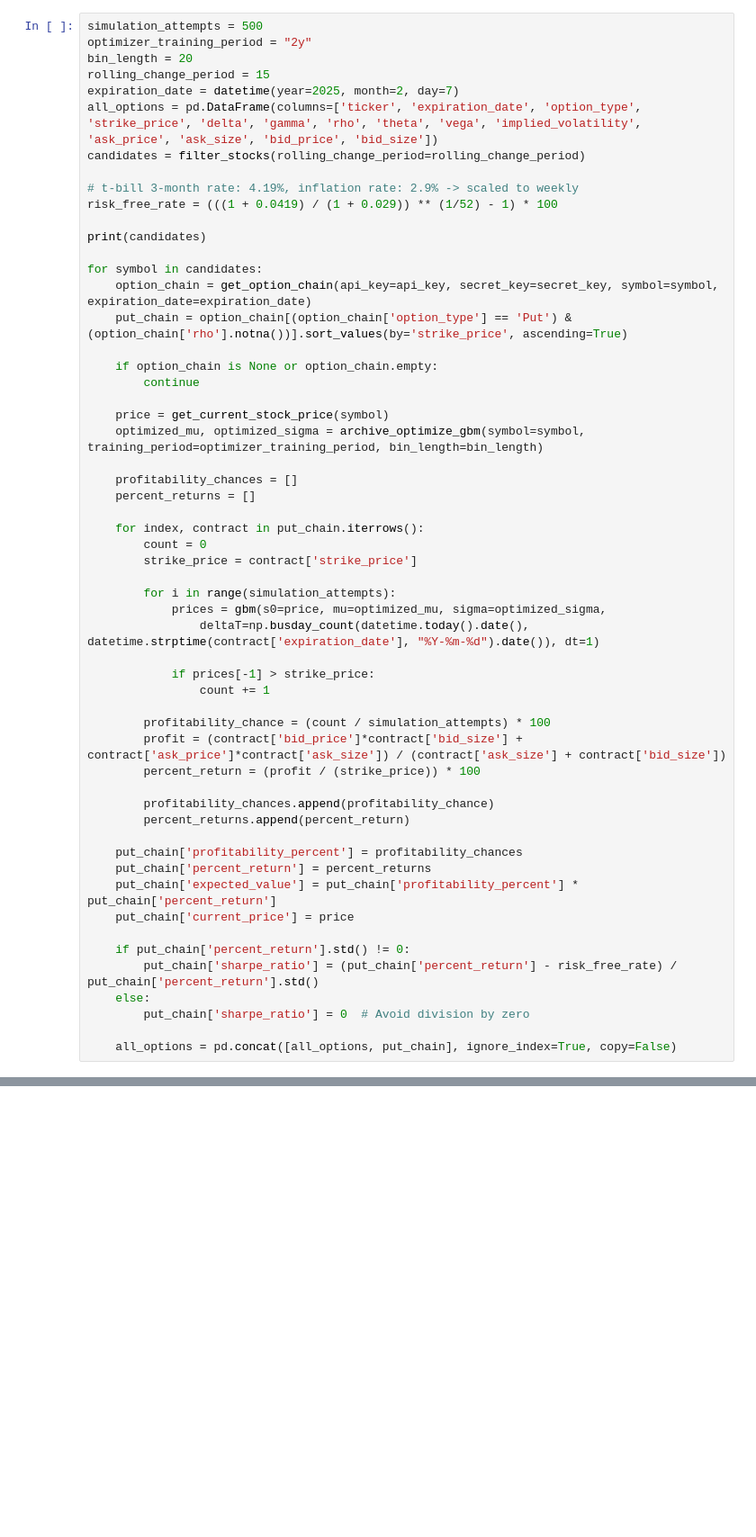
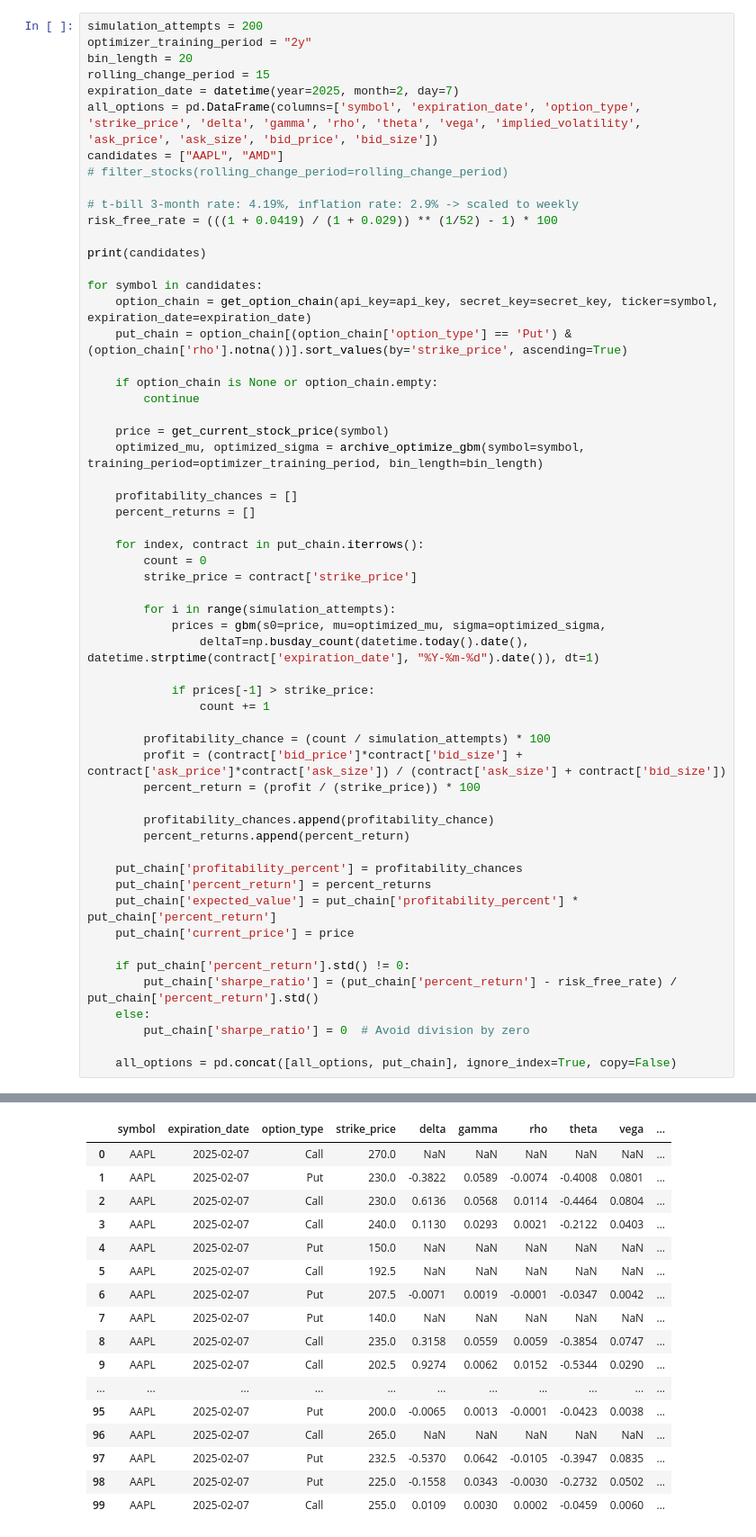
Before and after one commit to rflatley441/WheelTrader, a Jupyter notebook: data.ipynb, the cells around one changed output, grey strips where cells are left out. Shown: that part at 90% size. Saved outputs shown, nothing was run; the diff lists cells and outputs as text; blank space fills up the shorter version.

```diff
--- a/data.ipynb
+++ b/data.ipynb
@@ -259,13 +258,14 @@ def select_optimal_contract(contracts):
 
     return contracts
 # %%
-simulation_attempts = 500
+simulation_attempts = 200
 optimizer_training_period = "2y"
 bin_length = 20
 rolling_change_period = 15
 expiration_date = datetime(year=2025, month=2, day=7)
-all_options = pd.DataFrame(columns=['ticker', 'expiration_date', 'option_type', 'strike_price', 'delta', 'gamma', 'rho', 'theta', 'vega', 'implied_volatility', 'ask_price', 'ask_size', 'bid_price', 'bid_size'])
-candidates = filter_stocks(rolling_change_period=rolling_change_period)
+all_options = pd.DataFrame(columns=['symbol', 'expiration_date', 'option_type', 'strike_price', 'delta', 'gamma', 'rho', 'theta', 'vega', 'implied_volatility', 'ask_price', 'ask_size', 'bid_price', 'bid_size'])
+candidates = ["AAPL", "AMD"]
+# filter_stocks(rolling_change_period=rolling_change_period)
 
 # t-bill 3-month rate: 4.19%, inflation rate: 2.9% -> scaled to weekly
 risk_free_rate = (((1 + 0.0419) / (1 + 0.029)) ** (1/52) - 1) * 100
@@ -273,7 +273,7 @@ risk_free_rate = (((1 + 0.0419) / (1 + 0.029)) ** (1/52) - 1) * 100
 print(candidates)
 
 for symbol in candidates:
-    option_chain = get_option_chain(api_key=api_key, secret_key=secret_key, symbol=symbol, expiration_date=expiration_date)
+    option_chain = get_option_chain(api_key=api_key, secret_key=secret_key, ticker=symbol, expiration_date=expiration_date)
     put_chain = option_chain[(option_chain['option_type'] == 'Put') & (option_chain['rho'].notna())].sort_values(by='strike_price', ascending=True)
 
     if option_chain is None or option_chain.empty:
@@ -319 +319,18 @@ for symbol in candidates:
+|  | symbol | expiration_date | option_type | strike_price | delta | gamma | rho | theta | vega | ... |
+| 0 | AAPL | 2025-02-07 | Call | 270.0 | NaN | NaN | NaN | NaN | NaN | ... |
+| 1 | AAPL | 2025-02-07 | Put | 230.0 | -0.3822 | 0.0589 | -0.0074 | -0.4008 | 0.0801 | ... |
+| 2 | AAPL | 2025-02-07 | Call | 230.0 | 0.6136 | 0.0568 | 0.0114 | -0.4464 | 0.0804 | ... |
+| 3 | AAPL | 2025-02-07 | Call | 240.0 | 0.1130 | 0.0293 | 0.0021 | -0.2122 | 0.0403 | ... |
+| 4 | AAPL | 2025-02-07 | Put | 150.0 | NaN | NaN | NaN | NaN | NaN | ... |
+| 5 | AAPL | 2025-02-07 | Call | 192.5 | NaN | NaN | NaN | NaN | NaN | ... |
+| 6 | AAPL | 2025-02-07 | Put | 207.5 | -0.0071 | 0.0019 | -0.0001 | -0.0347 | 0.0042 | ... |
+| 7 | AAPL | 2025-02-07 | Put | 140.0 | NaN | NaN | NaN | NaN | NaN | ... |
+| 8 | AAPL | 2025-02-07 | Call | 235.0 | 0.3158 | 0.0559 | 0.0059 | -0.3854 | 0.0747 | ... |
+| 9 | AAPL | 2025-02-07 | Call | 202.5 | 0.9274 | 0.0062 | 0.0152 | -0.5344 | 0.0290 | ... |
+| ... | ... | ... | ... | ... | ... | ... | ... | ... | ... | ... |
+| 95 | AAPL | 2025-02-07 | Put | 200.0 | -0.0065 | 0.0013 | -0.0001 | -0.0423 | 0.0038 | ... |
+| 96 | AAPL | 2025-02-07 | Call | 265.0 | NaN | NaN | NaN | NaN | NaN | ... |
+| 97 | AAPL | 2025-02-07 | Put | 232.5 | -0.5370 | 0.0642 | -0.0105 | -0.3947 | 0.0835 | ... |
+| 98 | AAPL | 2025-02-07 | Put | 225.0 | -0.1558 | 0.0343 | -0.0030 | -0.2732 | 0.0502 | ... |
+| 99 | AAPL | 2025-02-07 | Call | 255.0 | 0.0109 | 0.0030 | 0.0002 | -0.0459 | 0.0060 | ... |
 [*********************100%***********************]  1 of 1 completed
```
Also changed, not shown: parts of 3 cells of this notebook.
